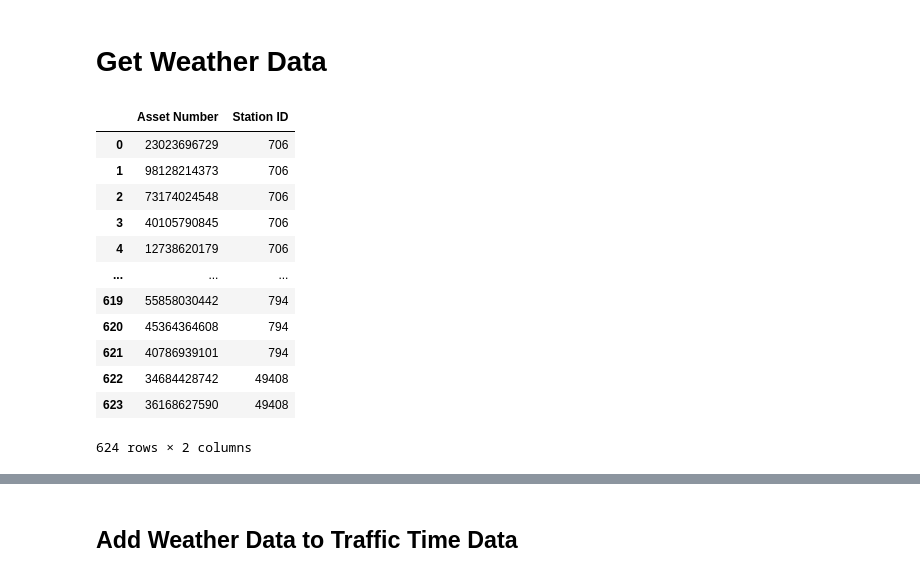
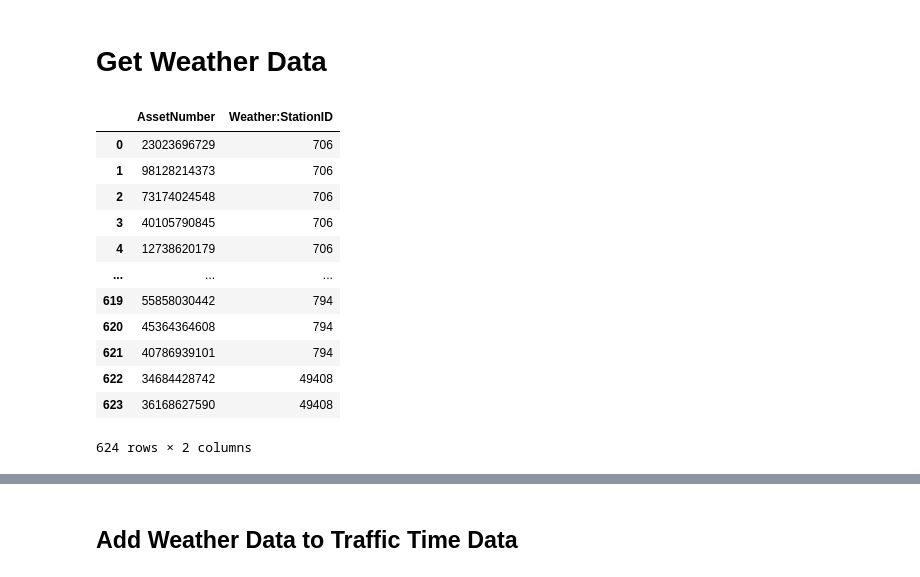
Before and after one commit to Gargoum-Lab/Workzone, a Jupyter notebook: data_cleaning_preprocessing.ipynb, the cells around one changed output, grey strips where cells are left out. Saved outputs shown, nothing was run; the diff lists cells and outputs as text; code cells hidden in the pictures.

```diff
--- a/data_cleaning_preprocessing.ipynb
+++ b/data_cleaning_preprocessing.ipynb
@@ -338,11 +344,11 @@ df_tt_workzone
 # %% [markdown]
 # Get Weather Data
 # %%
-df_matched_ids = pd.read_csv(os.path.join(ats_path, 'AssetNumberStationID.csv'),index_col=0)
-dict_matched_ids = df_matched_ids.set_index('Asset Number')['Station ID'].to_dict()
+df_matched_ids = pd.read_csv(os.path.join(ats_path, 'AssetNumberStationID.csv'), index_col=0)
+df_matched_ids.rename(columns = {'Asset Number': 'AssetNumber', 'Station ID': 'Weather:StationID'}, inplace=True)
 df_matched_ids
 # %% [output]
-|  | Asset Number | Station ID |
+|  | AssetNumber | Weather:StationID |
 | 0 | 23023696729 | 706 |
 | 1 | 98128214373 | 706 |
 | 2 | 73174024548 | 706 |
```
Also changed, not shown: parts of 50 cells of this notebook.
